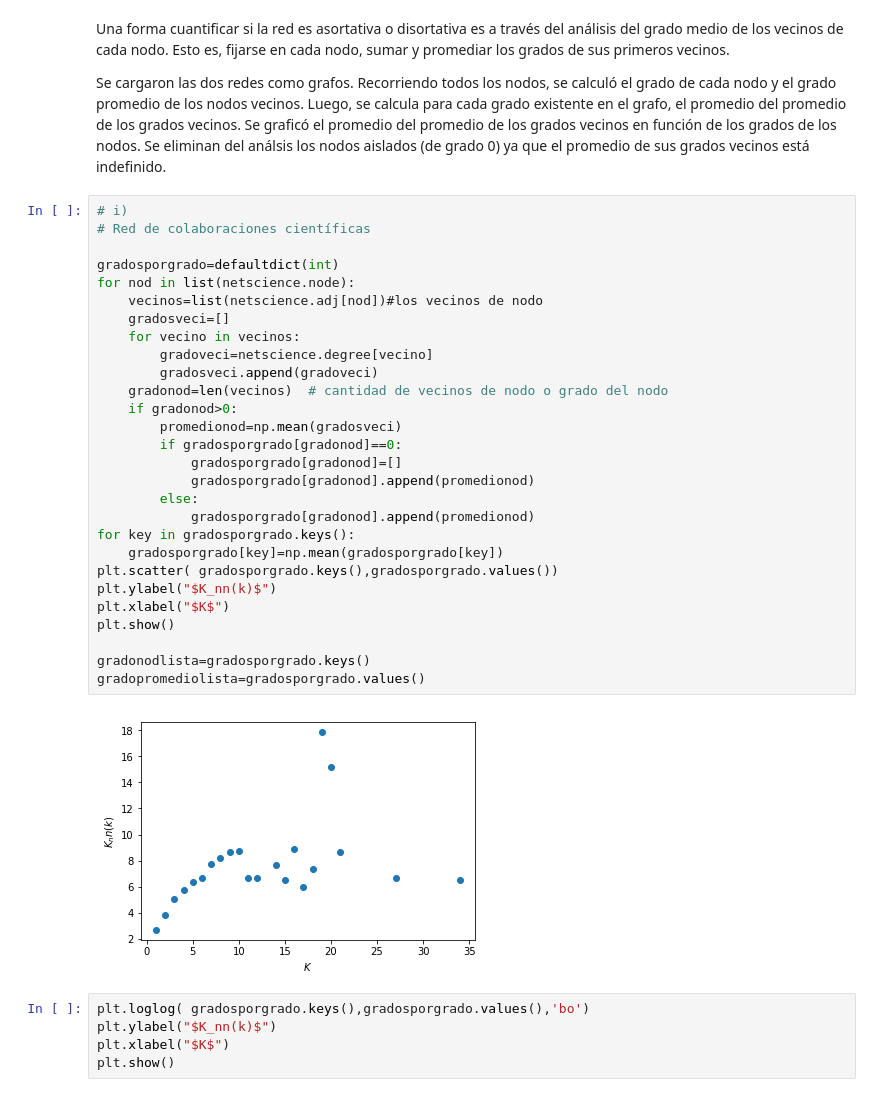
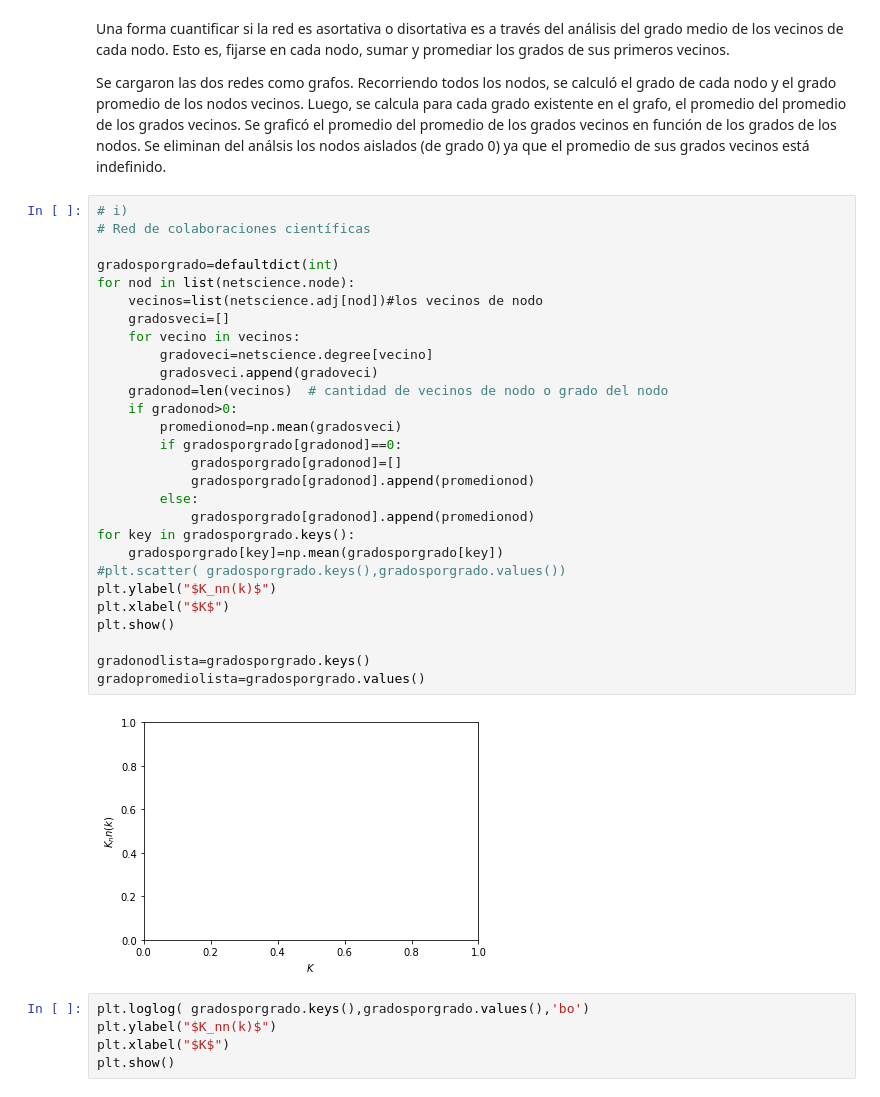
Before and after one commit to alangivre/TP1, a Jupyter notebook: TP1v2.ipynb, the cells around one changed output. Saved outputs shown, nothing was run; the diff lists cells and outputs as text.

```diff
--- a/TP1v2.ipynb
+++ b/TP1v2.ipynb
@@ -504,33 +507,33 @@ Se eliminan del análsis los nodos aislados (de grado 0) ya que el promedio de s
 # %%
 # i)
 # Red de colaboraciones científicas
 
 gradosporgrado=defaultdict(int)
 for nod in list(netscience.node):
     vecinos=list(netscience.adj[nod])#los vecinos de nodo
     gradosveci=[]
     for vecino in vecinos:
         gradoveci=netscience.degree[vecino]
         gradosveci.append(gradoveci)
     gradonod=len(vecinos)  # cantidad de vecinos de nodo o grado del nodo
     if gradonod>0:
         promedionod=np.mean(gradosveci)
         if gradosporgrado[gradonod]==0:
             gradosporgrado[gradonod]=[]
             gradosporgrado[gradonod].append(promedionod)
         else:
             gradosporgrado[gradonod].append(promedionod)
 for key in gradosporgrado.keys():
     gradosporgrado[key]=np.mean(gradosporgrado[key])
-plt.scatter( gradosporgrado.keys(),gradosporgrado.values())
+#plt.scatter( gradosporgrado.keys(),gradosporgrado.values())
 plt.ylabel("$K_nn(k)$")
 plt.xlabel("$K$")
 plt.show()
 
 gradonodlista=gradosporgrado.keys()
 gradopromediolista=gradosporgrado.values()
 # %% [output]
-[figure, old version]
+[figure, new version]
 # %%
 plt.loglog( gradosporgrado.keys(),gradosporgrado.values(),'bo')
 plt.ylabel("$K_nn(k)$")
```
Also changed, not shown: parts of 18 cells of this notebook.
